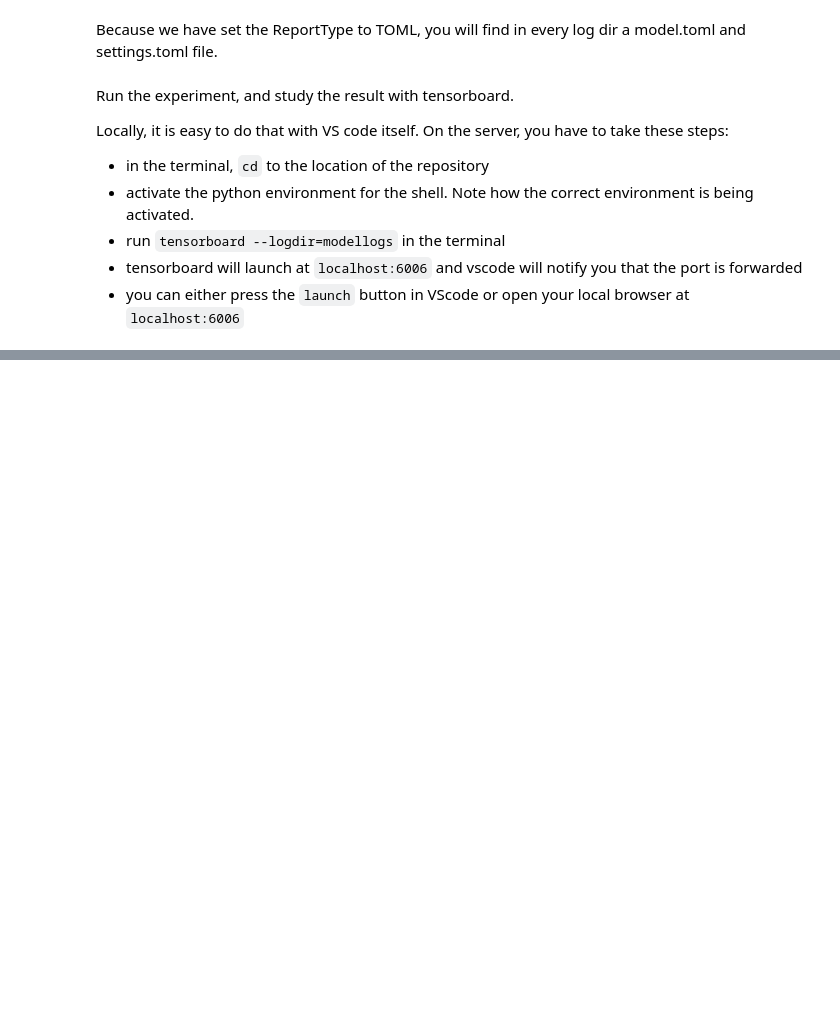
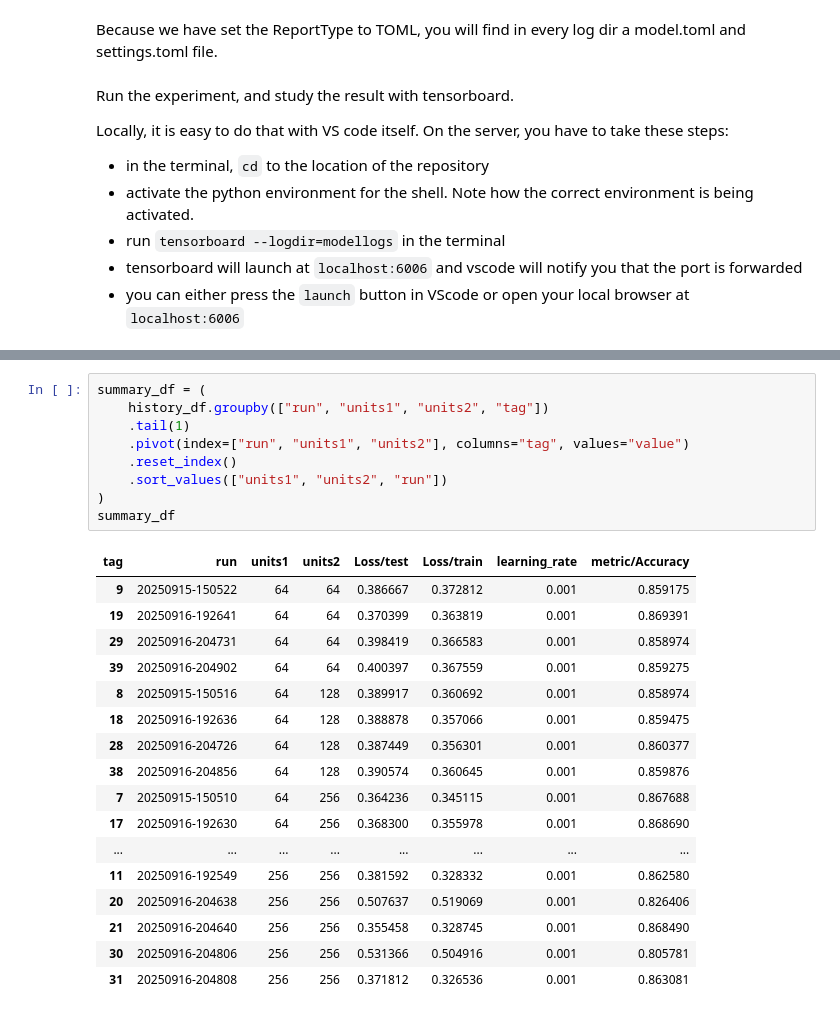
Before and after one commit to christelvanharen/MADS-ML-CVH, a Jupyter notebook: 1-hypertuning-gridsearch/notebook.ipynb, the cells around one changed output, grey strips where cells are left out. Drawn from its saved outputs; the diff is of its cells as text; blank space fills up the shorter version.

```diff
--- a/1-hypertuning-gridsearch/notebook.ipynb
+++ b/1-hypertuning-gridsearch/notebook.ipynb
@@ -210,0 +293,27 @@ Locally, it is easy to do that with VS code itself. On the server, you have to t
+# %%
+summary_df = (
+    history_df.groupby(["run", "units1", "units2", "tag"])
+    .tail(1)
+    .pivot(index=["run", "units1", "units2"], columns="tag", values="value")
+    .reset_index()
+    .sort_values(["units1", "units2", "run"])
+)
+summary_df
+# %% [output]
+| tag | run | units1 | units2 | Loss/test | Loss/train | learning_rate | metric/Accuracy |
+| 9 | 20250915-150522 | 64 | 64 | 0.386667 | 0.372812 | 0.001 | 0.859175 |
+| 19 | 20250916-192641 | 64 | 64 | 0.370399 | 0.363819 | 0.001 | 0.869391 |
+| 29 | 20250916-204731 | 64 | 64 | 0.398419 | 0.366583 | 0.001 | 0.858974 |
+| 39 | 20250916-204902 | 64 | 64 | 0.400397 | 0.367559 | 0.001 | 0.859275 |
+| 8 | 20250915-150516 | 64 | 128 | 0.389917 | 0.360692 | 0.001 | 0.858974 |
+| 18 | 20250916-192636 | 64 | 128 | 0.388878 | 0.357066 | 0.001 | 0.859475 |
+| 28 | 20250916-204726 | 64 | 128 | 0.387449 | 0.356301 | 0.001 | 0.860377 |
+| 38 | 20250916-204856 | 64 | 128 | 0.390574 | 0.360645 | 0.001 | 0.859876 |
+| 7 | 20250915-150510 | 64 | 256 | 0.364236 | 0.345115 | 0.001 | 0.867688 |
+| 17 | 20250916-192630 | 64 | 256 | 0.368300 | 0.355978 | 0.001 | 0.868690 |
+| ... | ... | ... | ... | ... | ... | ... | ... |
+| 11 | 20250916-192549 | 256 | 256 | 0.381592 | 0.328332 | 0.001 | 0.862580 |
+| 20 | 20250916-204638 | 256 | 256 | 0.507637 | 0.519069 | 0.001 | 0.826406 |
+| 21 | 20250916-204640 | 256 | 256 | 0.355458 | 0.328745 | 0.001 | 0.868490 |
+| 30 | 20250916-204806 | 256 | 256 | 0.531366 | 0.504916 | 0.001 | 0.805781 |
+| 31 | 20250916-204808 | 256 | 256 | 0.371812 | 0.326536 | 0.001 | 0.863081 |
```
Also changed, not shown: parts of 10 cells of this notebook, 1 other file.
